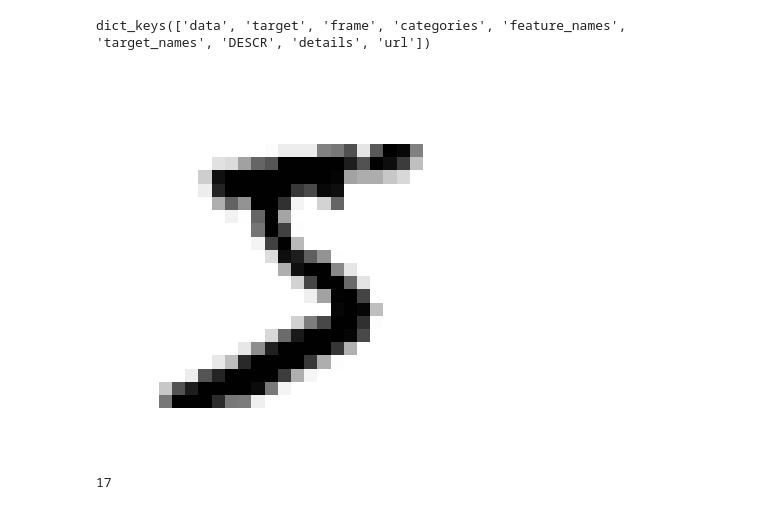
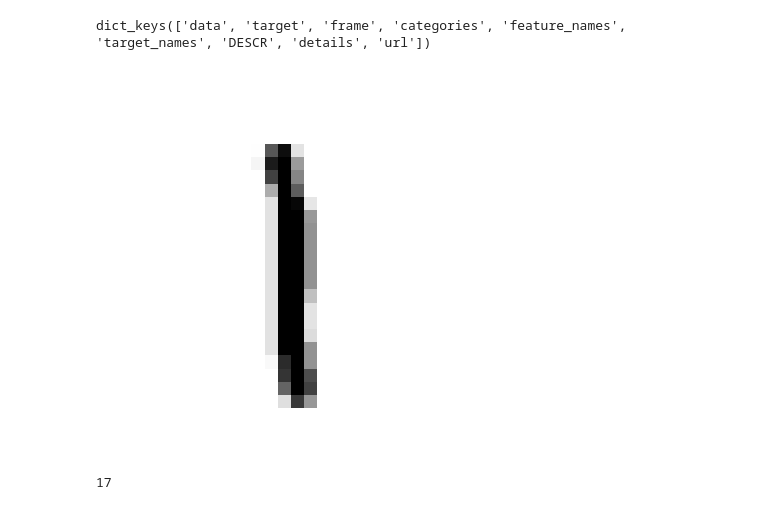
Before and after one commit to kaladabrio2020/livro-aprendizado-de-maquina-sklearn-keras-tf, a Jupyter notebook: Parte 1 - Conceitos basicos de Aprendizado de Maquina/Capitulo 3/classificacao.ipynb, the cells around one changed output. Cells and saved outputs as stored; diff of their text form; code cells hidden in the pictures.

```diff
--- a/Parte 1 - Conceitos basicos de Aprendizado de Maquina/Capitulo 3/classificacao.ipynb
+++ b/Parte 1 - Conceitos basicos de Aprendizado de Maquina/Capitulo 3/classificacao.ipynb
@@ -20,12 +20,12 @@ X = mnist['data']
 Y = mnist['target']
 Y = Y.astype(int)
 # %%
-algarismo = X.iloc[0].values.reshape(28,28)
+algarismo = X.iloc[17].values.reshape(28,28)
 plt.imshow(algarismo,cmap='binary')
 plt.axis('off')
 plt.show()
 # %% [output]
-[figure, old version]
+[figure, new version]
 # %%
 Y.loc[Y==8].index[0]
 # %% [output]
```
Also changed, not shown: parts of 14 cells of this notebook, 6 other files.
